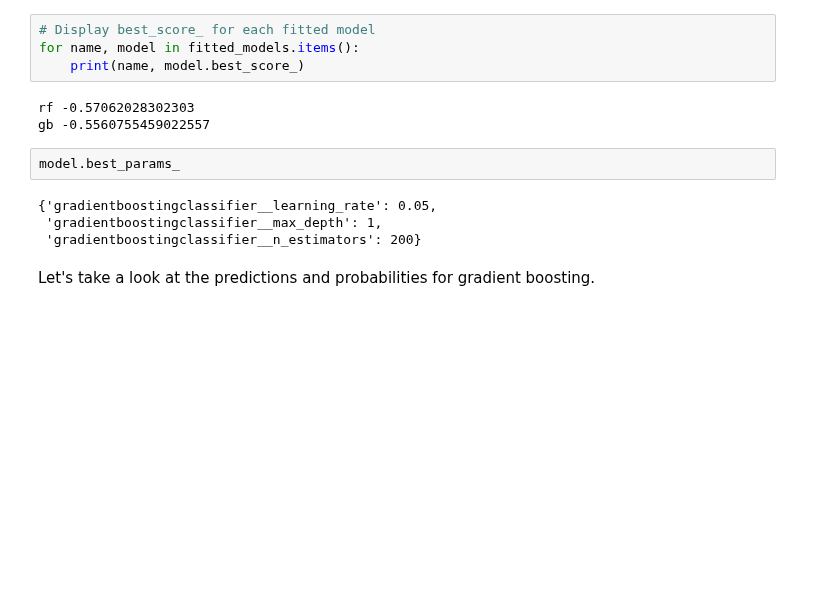
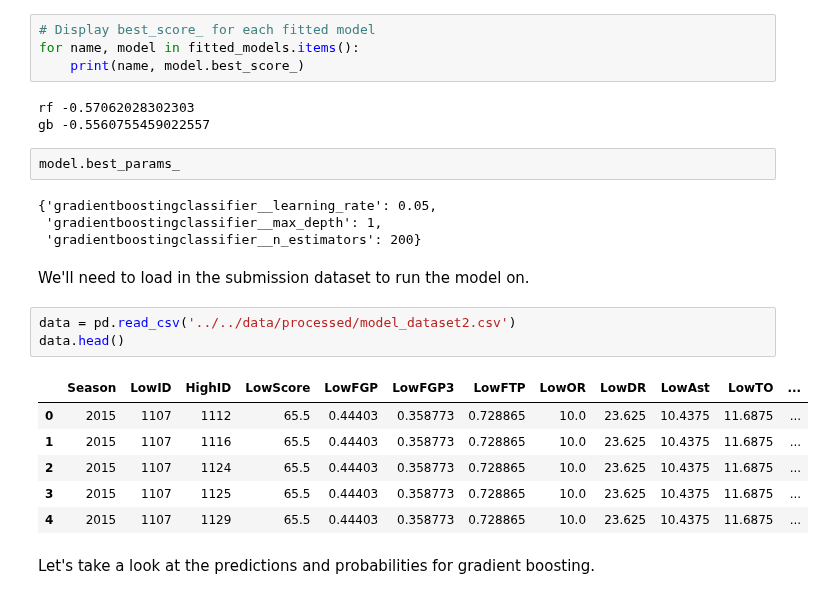
Before and after one commit to sethchart/kaggle-march-machine-learning-mania, a Jupyter notebook: notebooks/exploratory/3.0-theberling-classifier.ipynb, the cells around one changed output. Saved outputs shown, nothing was run; the diff lists cells and outputs as text; blank space fills up the shorter version.

Commit message:
changes in order to makethe submission file correct for phase 1

```diff
--- a/notebooks/exploratory/3.0-theberling-classifier.ipynb
+++ b/notebooks/exploratory/3.0-theberling-classifier.ipynb
@@ -159,6 +155,18 @@ model.best_params_
 {'gradientboostingclassifier__learning_rate': 0.05,
  'gradientboostingclassifier__max_depth': 1,
  'gradientboostingclassifier__n_estimators': 200}
+# %% [markdown]
+We'll need to load in the submission dataset to run the model on.
+# %%
+data = pd.read_csv('../../data/processed/model_dataset2.csv')
+data.head()
+# %% [output]
+|  | Season | LowID | HighID | LowScore | LowFGP | LowFGP3 | LowFTP | LowOR | LowDR | LowAst | LowTO | ... |
+| 0 | 2015 | 1107 | 1112 | 65.5 | 0.44403 | 0.358773 | 0.728865 | 10.0 | 23.625 | 10.4375 | 11.6875 | ... |
+| 1 | 2015 | 1107 | 1116 | 65.5 | 0.44403 | 0.358773 | 0.728865 | 10.0 | 23.625 | 10.4375 | 11.6875 | ... |
+| 2 | 2015 | 1107 | 1124 | 65.5 | 0.44403 | 0.358773 | 0.728865 | 10.0 | 23.625 | 10.4375 | 11.6875 | ... |
+| 3 | 2015 | 1107 | 1125 | 65.5 | 0.44403 | 0.358773 | 0.728865 | 10.0 | 23.625 | 10.4375 | 11.6875 | ... |
+| 4 | 2015 | 1107 | 1129 | 65.5 | 0.44403 | 0.358773 | 0.728865 | 10.0 | 23.625 | 10.4375 | 11.6875 | ... |
 # %% [markdown]
 Let's take a look at the predictions and probabilities for gradient boosting.
 # %%
```
Also changed, not shown: parts of 7 cells of this notebook, 2 other files.
